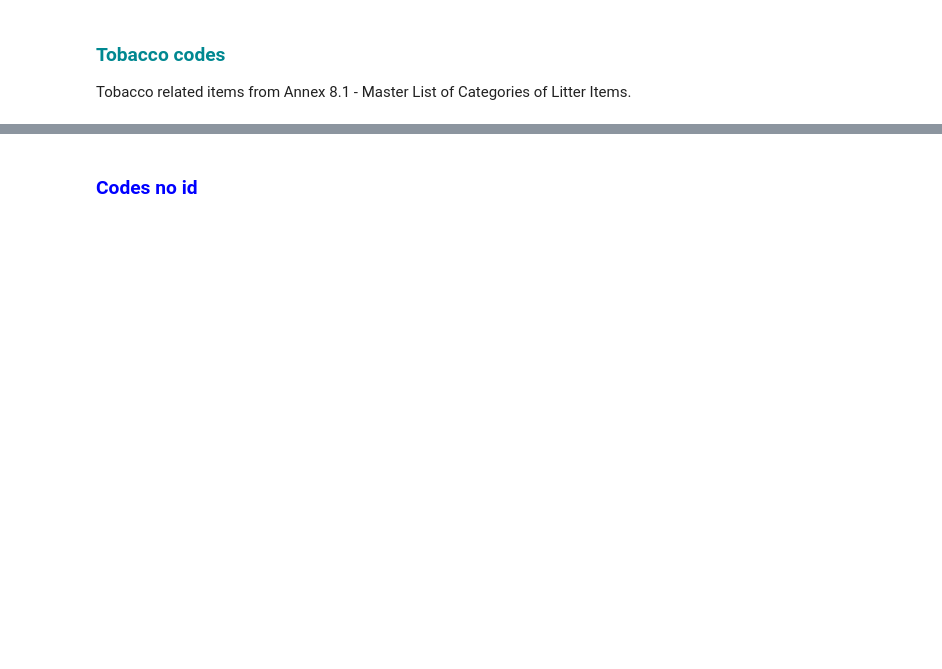
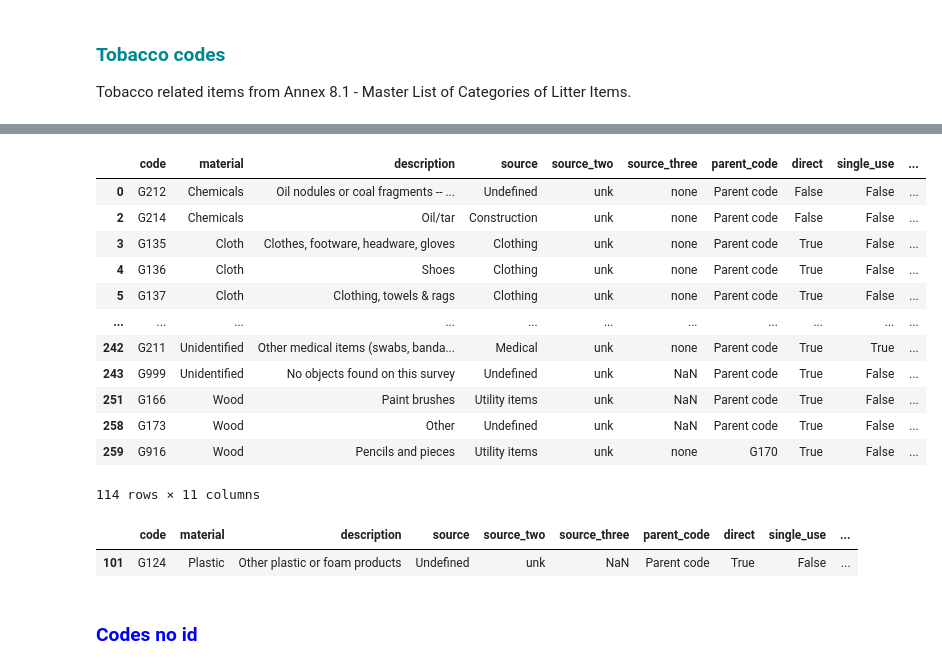
Before and after one commit to hammerdirt-analyst/iqals, a Jupyter notebook: code_groups.ipynb, the cells around one changed output, grey strips where cells are left out. Drawn from its saved outputs; the diff is of its cells as text; code cells hidden in the pictures; blank space fills up the shorter version.

```diff
--- a/code_groups.ipynb
+++ b/code_groups.ipynb
@@ -638,9 +672,30 @@ print("\ncodes not grouped abrev list:\n")
 # %%
 ng=dfCodes[~dfCodes.code.isin(grouped)]
 
 figname = F"workinglist.csv"
 filename=F"{output}/code_groups/{figname}"
 ng.to_csv(filename, index=None)
+ng
+# %% [output]
+|  | code | material | description | source | source_two | source_three | parent_code | direct | single_use | ... |
+| 0 | G212 | Chemicals | Oil nodules or coal fragments -- ... | Undefined | unk | none | Parent code | False | False | ... |
+| 2 | G214 | Chemicals | Oil/tar | Construction | unk | none | Parent code | False | False | ... |
+| 3 | G135 | Cloth | Clothes, footware, headware, gloves | Clothing | unk | none | Parent code | True | False | ... |
+| 4 | G136 | Cloth | Shoes | Clothing | unk | none | Parent code | True | False | ... |
+| 5 | G137 | Cloth | Clothing, towels & rags | Clothing | unk | none | Parent code | True | False | ... |
+| ... | ... | ... | ... | ... | ... | ... | ... | ... | ... | ... |
+| 242 | G211 | Unidentified | Other medical items (swabs, banda... | Medical | unk | none | Parent code | True | True | ... |
+| 243 | G999 | Unidentified | No objects found on this survey | Undefined | unk | NaN | Parent code | True | False | ... |
+| 251 | G166 | Wood | Paint brushes | Utility items | unk | NaN | Parent code | True | False | ... |
+| 258 | G173 | Wood | Other | Undefined | unk | NaN | Parent code | True | False | ... |
+| 259 | G916 | Wood | Pencils and pieces | Utility items | unk | none | G170 | True | False | ... |
+114 rows × 11 columns
+# %%
+g124=ng[ng.code == "G124"]
+g124
+# %% [output]
+|  | code | material | description | source | source_two | source_three | parent_code | direct | single_use | ... |
+| 101 | G124 | Plastic | Other plastic or foam products | Undefined | unk | NaN | Parent code | True | False | ... |
 # %% [markdown]
 ### <span style="color:blue">Codes no id</span>
 # %%
```
Also changed, not shown: parts of 10 cells of this notebook, 43 other files.
